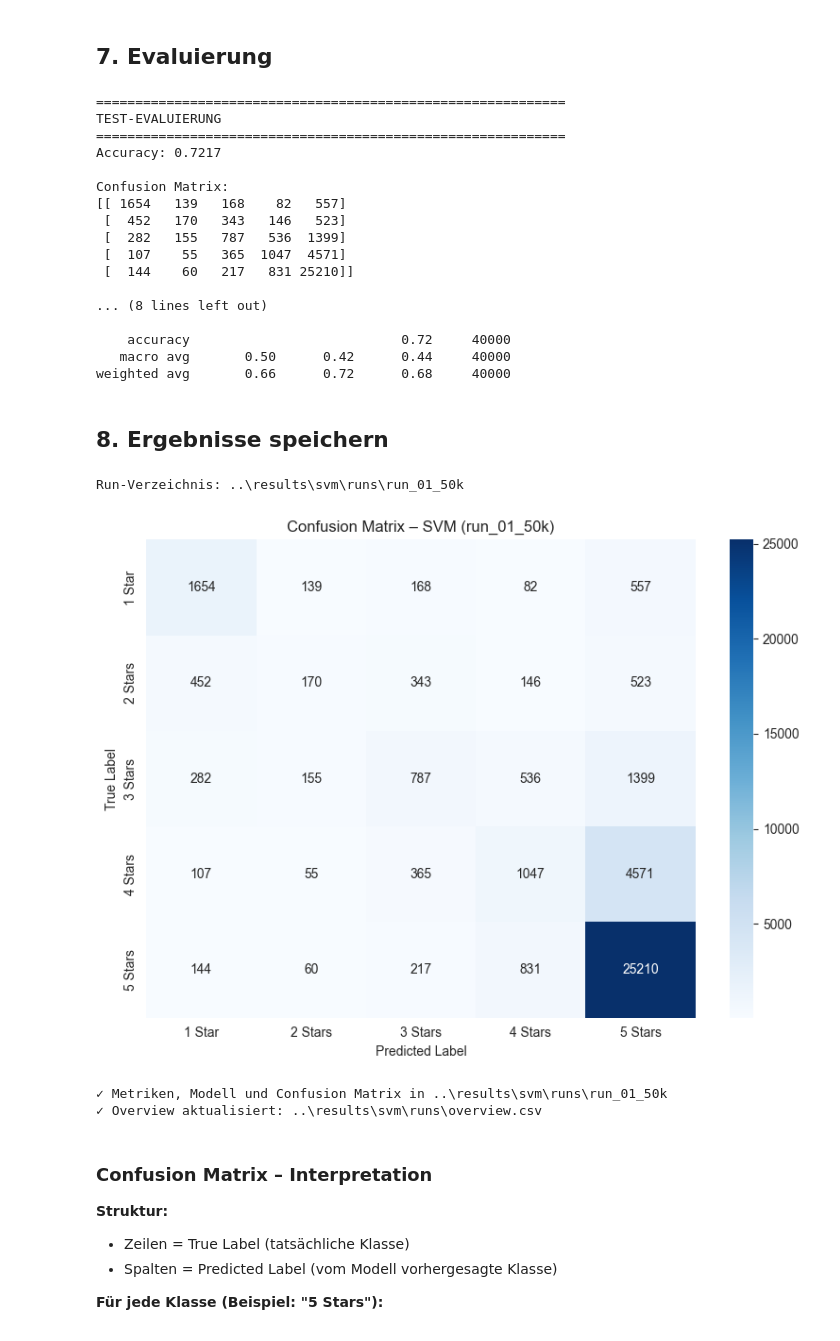
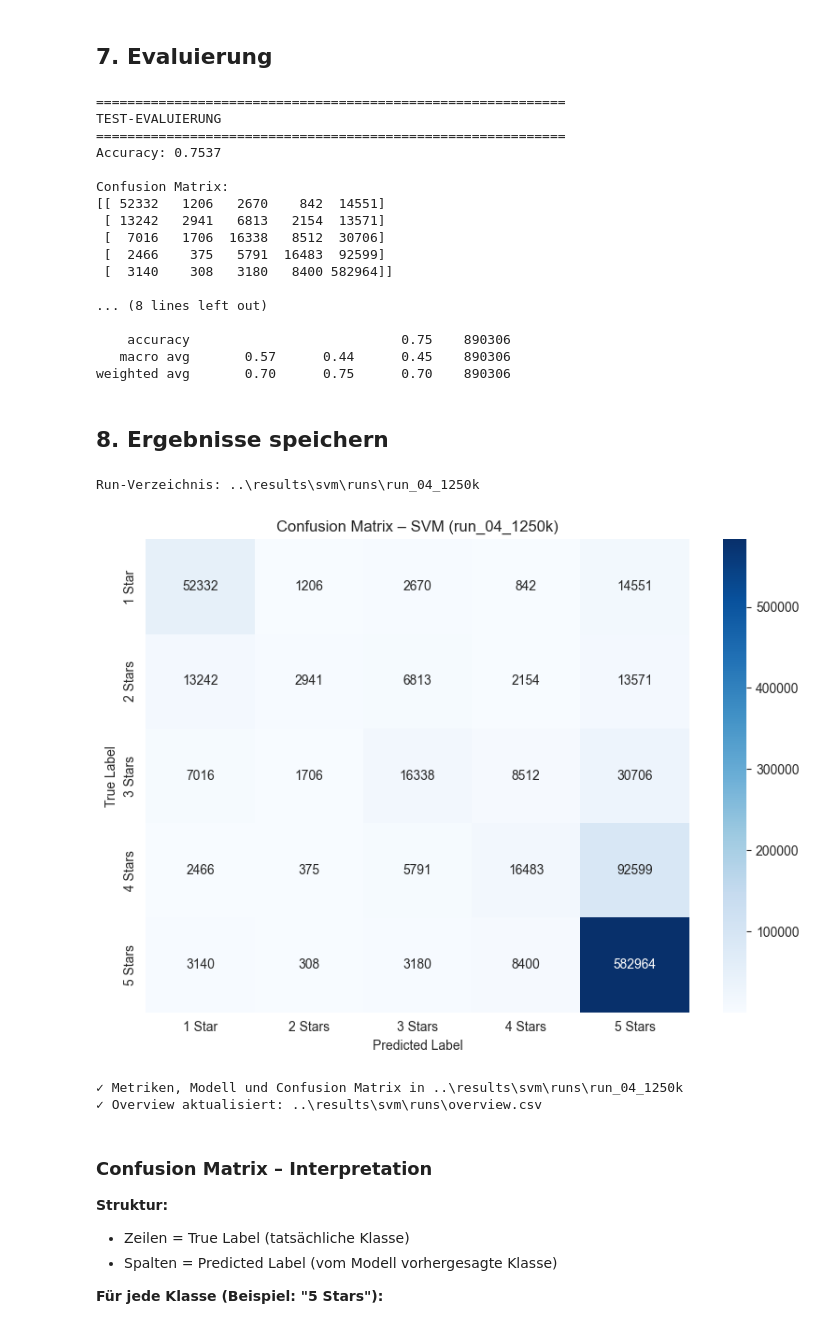
Before and after one commit to superdent/nlp, a Jupyter notebook: notebooks/train_svm.ipynb, the cells around one changed output. Saved outputs shown, nothing was run; the diff lists cells and outputs as text; code cells hidden in the pictures.

```diff
--- a/notebooks/train_svm.ipynb
+++ b/notebooks/train_svm.ipynb
@@ -24,8 +24,8 @@ from sklearn.metrics import (
 PROJECT_ROOT = Path("../")
 
 DATA_DIR   = PROJECT_ROOT / "data" / "splits"
-TRAIN_FILE = DATA_DIR / "train_0_50000_80_0_20.jsonl"
-TEST_FILE  = DATA_DIR / "test_0_50000_80_0_20.jsonl"
+TRAIN_FILE = DATA_DIR / "train_0_1250000_80_0_20.jsonl"
+TEST_FILE  = DATA_DIR / "test_0_1250000_80_0_20.jsonl"
 
 CLASS_NAMES = ['1 Star', '2 Stars', '3 Stars', '4 Stars', '5 Stars']
 
@@ -197,31 +197,32 @@ precision_macro, recall_macro, f1_macro, _ = precision_recall_fscore_support(
 )
 
 print(f"{'='*60}")
-print(f"TEST-EVALUIERUNG")
+print("TEST-EVALUIERUNG")
 print(f"{'='*60}")
 print(f"Accuracy: {accuracy:.4f}")
 print("\nConfusion Matrix:")
 print(conf_matrix)
 print("\nClassification Report:")
 print(classification_report(y_test, y_pred, target_names=CLASS_NAMES))
+report_dict = classification_report(y_test, y_pred, target_names=CLASS_NAMES, output_dict=True)
 # %% [output]
 ============================================================
 TEST-EVALUIERUNG
 ============================================================
-Accuracy: 0.7217
+Accuracy: 0.7537
 
 Confusion Matrix:
-[[ 1654   139   168    82   557]
- [  452   170   343   146   523]
- [  282   155   787   536  1399]
- [  107    55   365  1047  4571]
- [  144    60   217   831 25210]]
+[[ 52332   1206   2670    842  14551]
+ [ 13242   2941   6813   2154  13571]
+ [  7016   1706  16338   8512  30706]
+ [  2466    375   5791  16483  92599]
+ [  3140    308   3180   8400 582964]]
 
 ... (8 lines left out)
 
-    accuracy                           0.72     40000
-   macro avg       0.50      0.42      0.44     40000
-weighted avg       0.66      0.72      0.68     40000
+    accuracy                           0.75    890306
+   macro avg       0.57      0.44      0.45    890306
+weighted avg       0.70      0.75      0.70    890306
 # %% [markdown]
 ## 8. Ergebnisse speichern
 # %%
@@ -253,6 +254,7 @@ results = {
     'precision_macro': float(precision_macro),
     'recall_macro': float(recall_macro),
     'f1_macro': float(f1_macro),
+    'classification_report': report_dict,
     'num_train_samples': len(y_train),
     'num_test_samples': len(y_test),
     'train_file': TRAIN_FILE.name,
@@ -297,36 +299,36 @@ plt.savefig(RUN_DIR / 'confusion_matrix.png', dpi=150)
 plt.show()
 
 # Overview-CSV aktualisieren
 hyperparams_str = (
     f"C: {C} | max_iter: {MAX_ITER} | max_features: {MAX_FEATURES} | min_df: {MIN_DF} | "
     f"max_df: {MAX_DF} | ngram_range: {NGRAM_RANGE} | stop_words: {STOP_WORDS} | "
     f"sublinear_tf: {SUBLINEAR_TF}"
 )
 row = pd.DataFrame({
     'Run':             [run_name],
     'Accuracy':        [accuracy],
     'Precision_Macro': [precision_macro],
     'Recall_Macro':    [recall_macro],
     'F1_Macro':        [f1_macro],
     'Train_Samples':   [len(y_train)],
     'Test_Samples':    [len(y_test)],
     'Hyperparameters': [hyperparams_str]
 })
 
 overview_path = RUNS_DIR / "overview.csv"
 if overview_path.exists():
     existing = pd.read_csv(overview_path, sep=';')
     overview = pd.concat([existing, row], ignore_index=True)
 else:
     overview = row
 overview.to_csv(overview_path, index=False, sep=';')
 
 print(f"✓ Metriken, Modell und Confusion Matrix in {RUN_DIR}")
 print(f"✓ Overview aktualisiert: {overview_path}")
 # %% [output]
-Run-Verzeichnis: ..\results\svm\runs\run_01_50k
+Run-Verzeichnis: ..\results\svm\runs\run_04_1250k
-[figure, old version]
+[figure, new version]
-✓ Metriken, Modell und Confusion Matrix in ..\results\svm\runs\run_01_50k
+✓ Metriken, Modell und Confusion Matrix in ..\results\svm\runs\run_04_1250k
 ✓ Overview aktualisiert: ..\results\svm\runs\overview.csv
 # %% [markdown]
 ### Confusion Matrix – Interpretation
```
Also changed, not shown: parts of 4 cells of this notebook, 24 other files.
